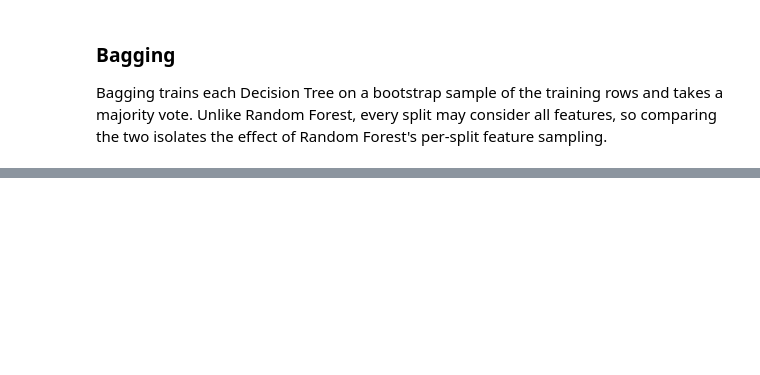
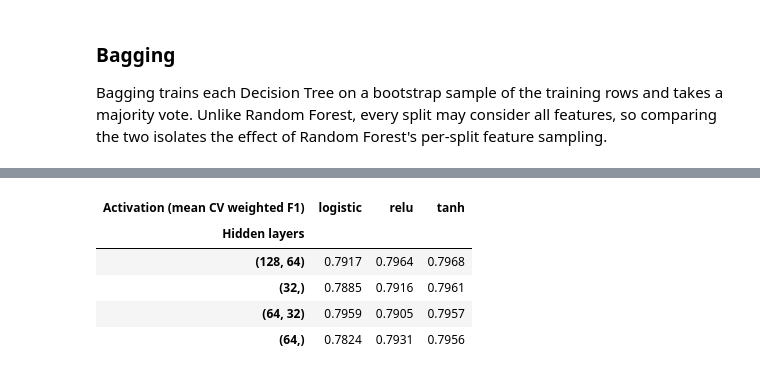
Before and after one commit to arhamgarg/ml-capstone, a Jupyter notebook: notebooks/classification.ipynb, the cells around one changed output, grey strips where cells are left out. Saved outputs shown, nothing was run; the diff lists cells and outputs as text; code cells hidden in the pictures; blank space fills up the shorter version.

Commit message:
feat(classification): add MLP tuned over hidden layer sizes and activation

```diff
--- a/notebooks/classification.ipynb
+++ b/notebooks/classification.ipynb
@@ -720,0 +725,19 @@ tune_and_evaluate("Bagging", bagging_search)
+# %%
+mlp_search = GridSearchCV(
+    Pipeline([
+        ("preprocess", scaled_preprocessor),
+        ("model", MLPClassifier(max_iter=300, early_stopping=True, random_state=RANDOM_STATE)),
+    ]),
+    {"model__hidden_layer_sizes": [(32,), (64,), (64, 32), (128, 64)], "model__activation": ["relu", "tanh", "logistic"]},
+    cv=cv, scoring="f1_weighted", n_jobs=-1,
+)
+tune_and_evaluate("MLP", mlp_search)
+
+mlp_cv = pd.DataFrame(mlp_search.cv_results_)
+display(
+    mlp_cv.assign(hidden_layer_sizes=mlp_cv["param_model__hidden_layer_sizes"].astype(str))
+    .pivot(index="hidden_layer_sizes", columns="param_model__activation", values="mean_test_score")
+    .round(4)
+    .rename_axis(index="Hidden layers", columns="Activation (mean CV weighted F1)")
+)
+# %% [output]
@@ -720,0 +746,6 @@ tune_and_evaluate("Bagging", bagging_search)
+| Activation (mean CV weighted F1) | logistic | relu | tanh |
+| Hidden layers |  |  |  |
+| (128, 64) | 0.7917 | 0.7964 | 0.7968 |
+| (32,) | 0.7885 | 0.7916 | 0.7961 |
+| (64, 32) | 0.7959 | 0.7905 | 0.7957 |
+| (64,) | 0.7824 | 0.7931 | 0.7956 |
```
Also changed, not shown: parts of 3 cells of this notebook.
